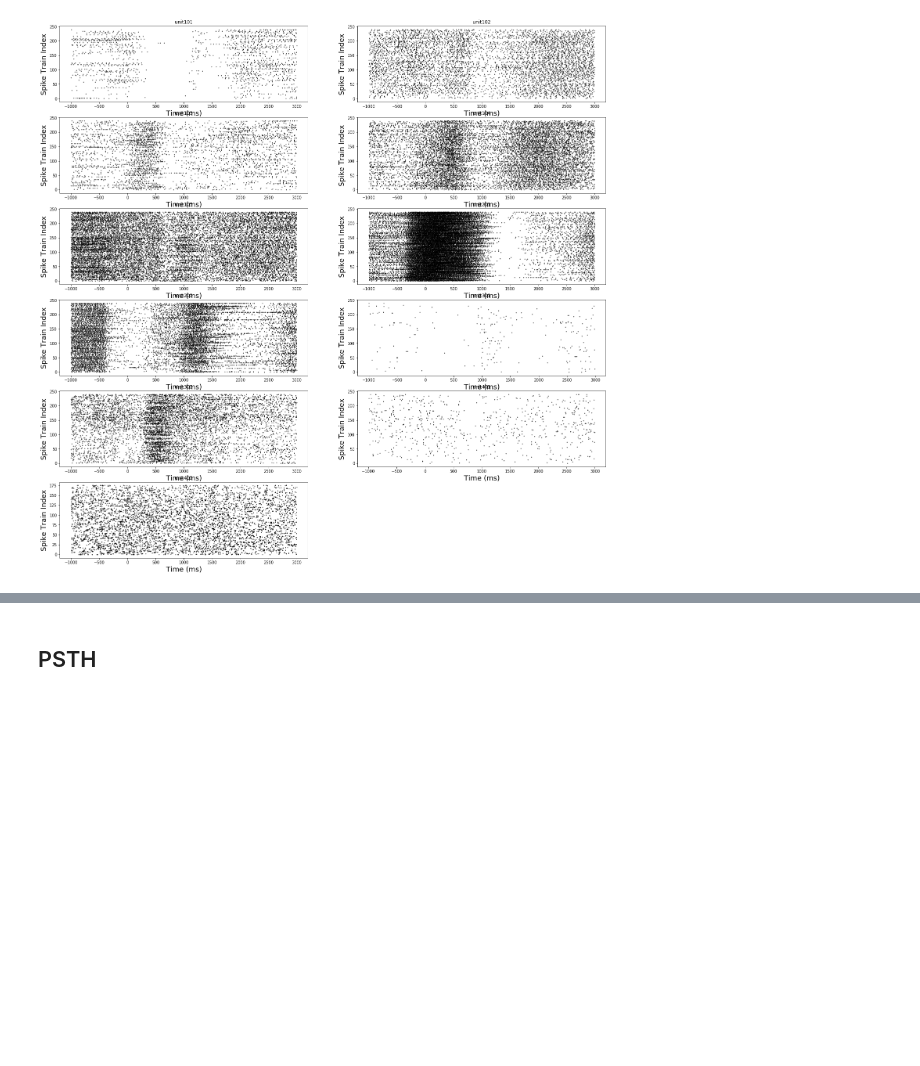
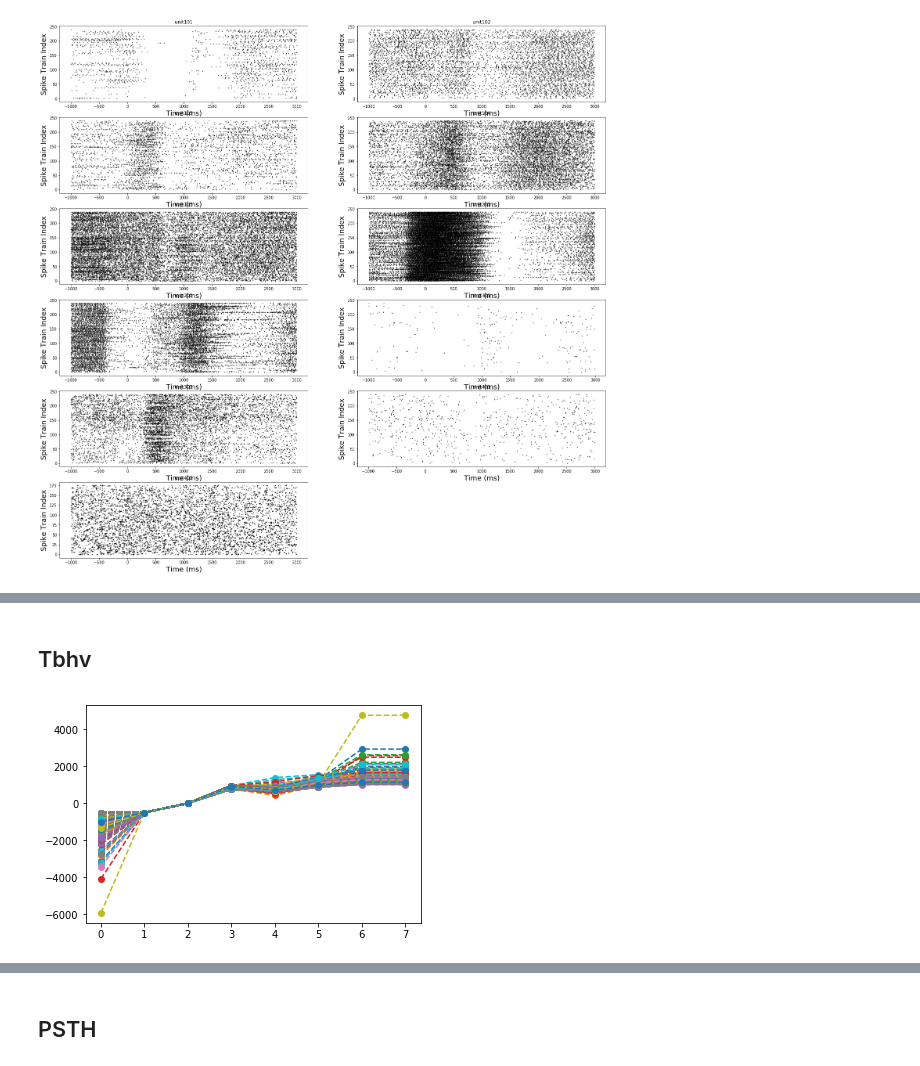
Before and after one commit to shimalice/MotorControlData, a Jupyter notebook: motor/Untitled.ipynb, the cells around one changed output, grey strips where cells are left out. Saved outputs shown, nothing was run; the diff lists cells and outputs as text; code cells hidden in the pictures; blank space fills up the shorter version.

Commit message:
set Tbhv into seg as evt

```diff
--- a/motor/Untitled.ipynb
+++ b/motor/Untitled.ipynb
@@ -62,0 +59,5 @@ Spike raster plot By Unit of None
+# %% [markdown]
+## Tbhv
+# %%
+eData = ExperimentData()
+Tbhv_A = eData.getTbhv_A(eData.experimentID[0])
@@ -62,0 +66,5 @@ Spike raster plot By Unit of None
+# %%
+for Tbhv in Tbhv_A:
+    plt.plot(Tbhv, '--o')
+# %% [output]
+[figure, added]
```
Also changed, not shown: parts of 9 cells of this notebook, 2 other files.
